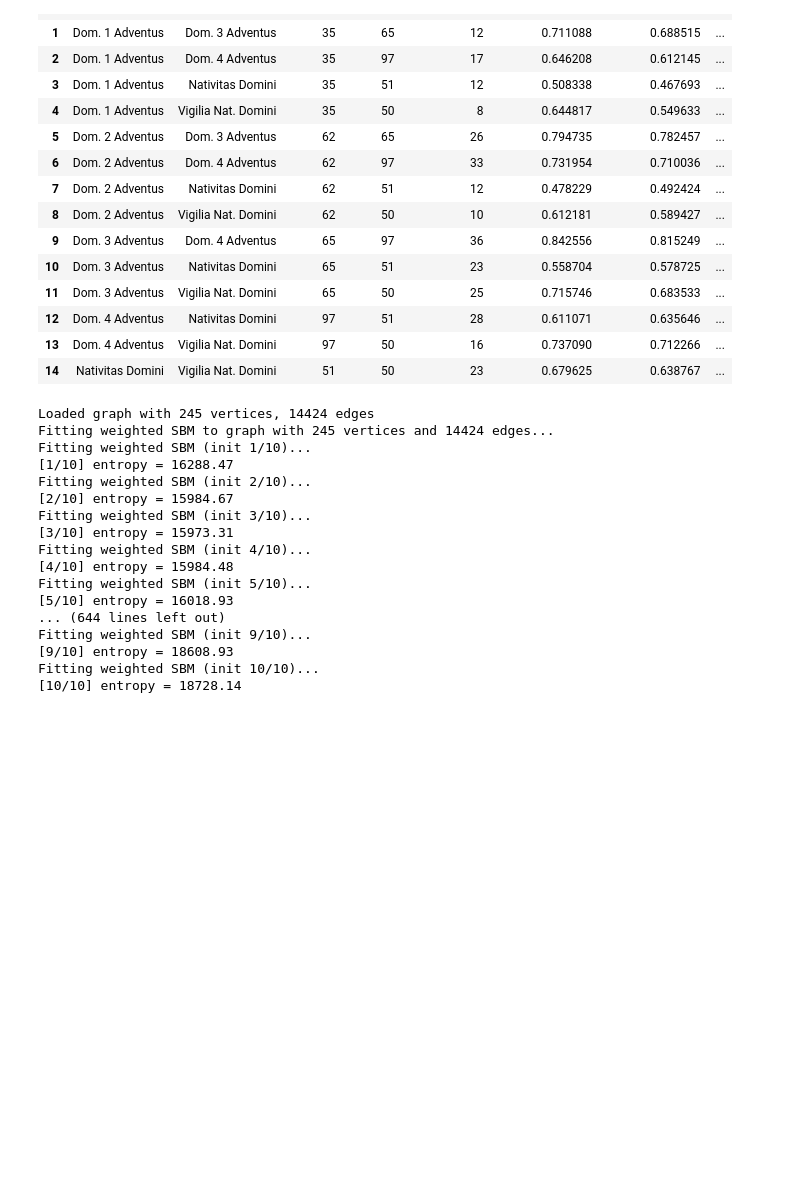
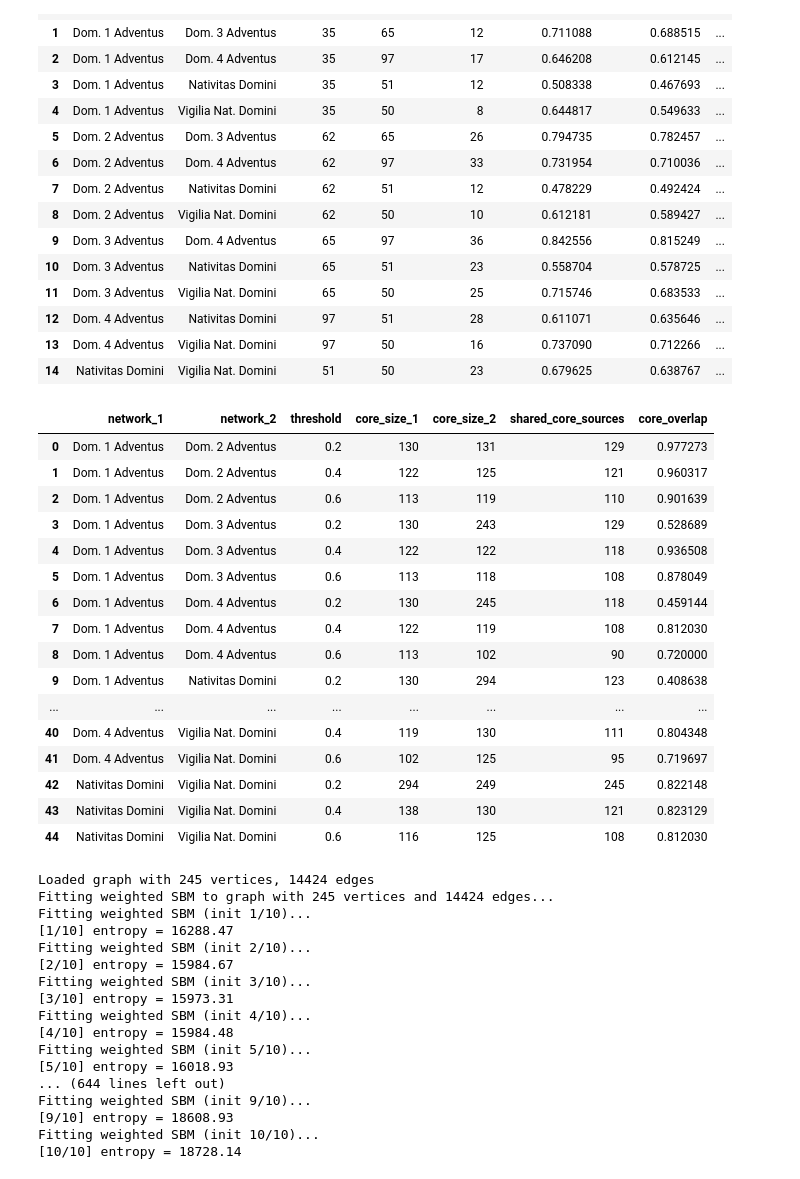
Before and after one commit to DvorakovaA/ChantNets, a Jupyter notebook: experiments/advent.ipynb, the cells around one changed output. Saved outputs shown, nothing was run; the diff lists cells and outputs as text; code cells hidden in the pictures; blank space fills up the shorter version.

Commit message:
lcc comparison

```diff
--- a/experiments/advent.ipynb
+++ b/experiments/advent.ipynb
@@ -484,6 +484,46 @@ matins_df
 | 12 | Dom. 4 Adventus | Nativitas Domini | 97 | 51 | 28 | 0.611071 | 0.635646 | ... |
 | 13 | Dom. 4 Adventus | Vigilia Nat. Domini | 97 | 50 | 16 | 0.737090 | 0.712266 | ... |
 | 14 | Nativitas Domini | Vigilia Nat. Domini | 51 | 50 | 23 | 0.679625 | 0.638767 | ... |
+# %%
+import itertools
+import pandas as pd
+import importlib
+import utils
+importlib.reload(utils)
+
+CORE_THRESHOLDS = [0.2, 0.4, 0.6]
+
+rows = []
+
+for feast1, feast2 in itertools.combinations(advent_nets.keys(), 2):
+    for threshold in CORE_THRESHOLDS:
+        result = utils.compare_largest_cores(
+            advent_nets[feast1],
+            advent_nets[feast2],
+            threshold
+        )
+        rows.append(result)
+
+core_comparison_df = pd.DataFrame(rows)
+core_comparison_df
+# %% [output]
+|  | network_1 | network_2 | threshold | core_size_1 | core_size_2 | shared_core_sources | core_overlap |
+| 0 | Dom. 1 Adventus | Dom. 2 Adventus | 0.2 | 130 | 131 | 129 | 0.977273 |
+| 1 | Dom. 1 Adventus | Dom. 2 Adventus | 0.4 | 122 | 125 | 121 | 0.960317 |
+| 2 | Dom. 1 Adventus | Dom. 2 Adventus | 0.6 | 113 | 119 | 110 | 0.901639 |
+| 3 | Dom. 1 Adventus | Dom. 3 Adventus | 0.2 | 130 | 243 | 129 | 0.528689 |
+| 4 | Dom. 1 Adventus | Dom. 3 Adventus | 0.4 | 122 | 122 | 118 | 0.936508 |
+| 5 | Dom. 1 Adventus | Dom. 3 Adventus | 0.6 | 113 | 118 | 108 | 0.878049 |
+| 6 | Dom. 1 Adventus | Dom. 4 Adventus | 0.2 | 130 | 245 | 118 | 0.459144 |
+| 7 | Dom. 1 Adventus | Dom. 4 Adventus | 0.4 | 122 | 119 | 108 | 0.812030 |
+| 8 | Dom. 1 Adventus | Dom. 4 Adventus | 0.6 | 113 | 102 | 90 | 0.720000 |
+| 9 | Dom. 1 Adventus | Nativitas Domini | 0.2 | 130 | 294 | 123 | 0.408638 |
+| ... | ... | ... | ... | ... | ... | ... | ... |
+| 40 | Dom. 4 Adventus | Vigilia Nat. Domini | 0.4 | 119 | 130 | 111 | 0.804348 |
+| 41 | Dom. 4 Adventus | Vigilia Nat. Domini | 0.6 | 102 | 125 | 95 | 0.719697 |
+| 42 | Nativitas Domini | Vigilia Nat. Domini | 0.2 | 294 | 249 | 245 | 0.822148 |
+| 43 | Nativitas Domini | Vigilia Nat. Domini | 0.4 | 138 | 130 | 121 | 0.823129 |
+| 44 | Nativitas Domini | Vigilia Nat. Domini | 0.6 | 116 | 125 | 108 | 0.812030 |
 # %%
 import sbmodel
 importlib.reload(sbmodel)
```
Also changed, not shown: 3 other files.
